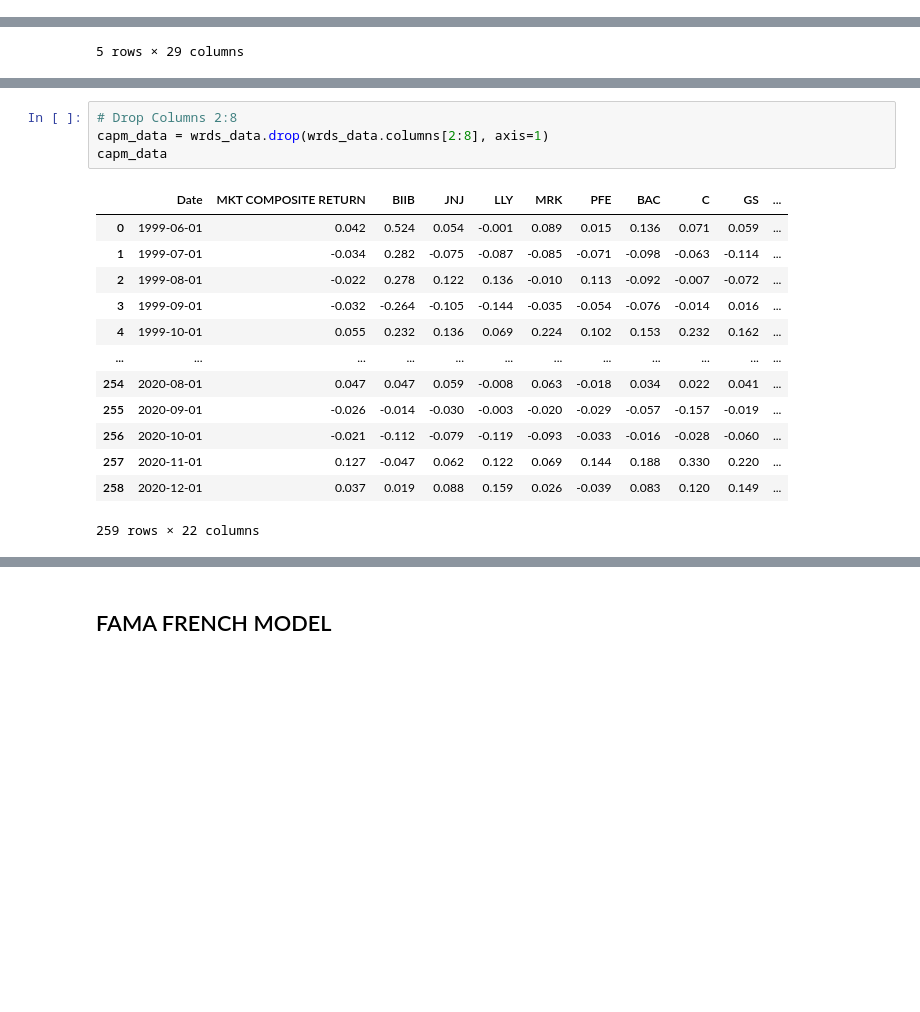
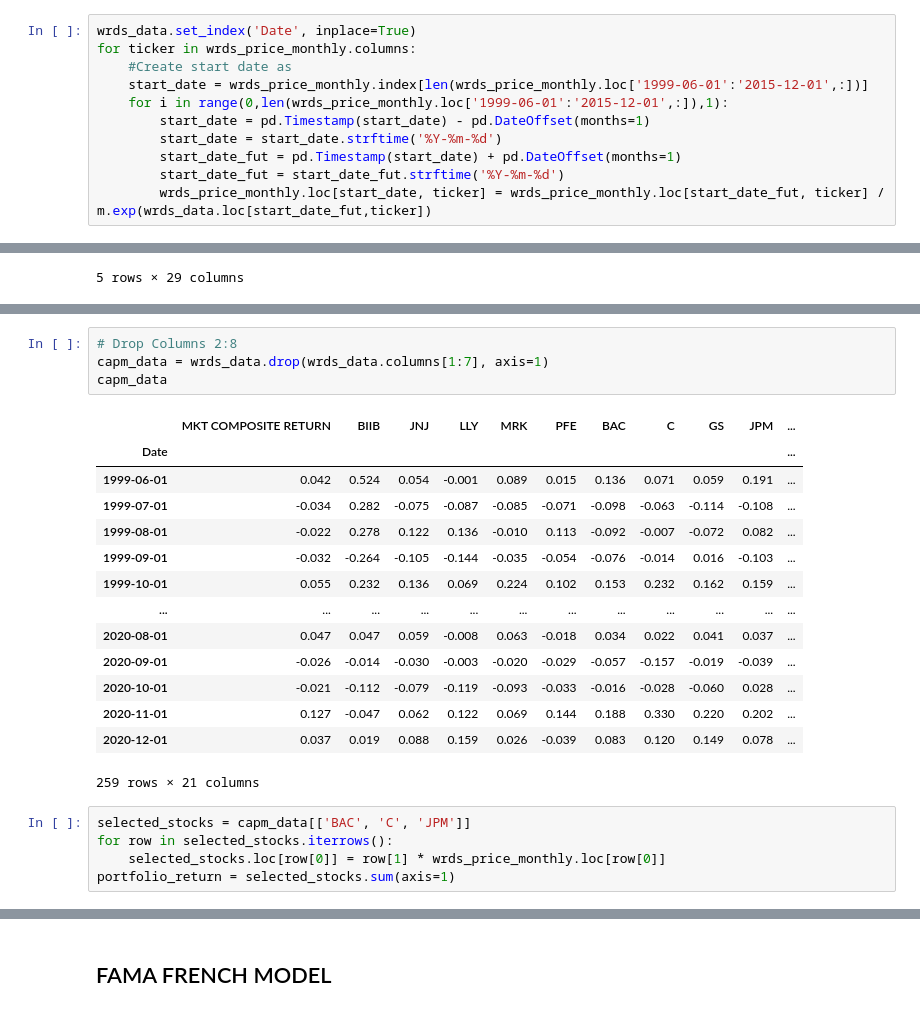
Before and after one commit to alanwake47/FINM-35000-Topics-in-Econ, a Jupyter notebook: week6/hw3/HW3_G2.ipynb, the cells around one changed output, grey strips where cells are left out. Saved outputs shown, nothing was run; the diff lists cells and outputs as text; blank space fills up the shorter version.

```diff
--- a/week6/hw3/HW3_G2.ipynb
+++ b/week6/hw3/HW3_G2.ipynb
@@ -172,0 +203,11 @@ Since one of the firms did not have data available for the entire period, we dec
+# %%
+wrds_data.set_index('Date', inplace=True)
+for ticker in wrds_price_monthly.columns:
+    #Create start date as
+    start_date = wrds_price_monthly.index[len(wrds_price_monthly.loc['1999-06-01':'2015-12-01',:])]
+    for i in range(0,len(wrds_price_monthly.loc['1999-06-01':'2015-12-01',:]),1):
+        start_date = pd.Timestamp(start_date) - pd.DateOffset(months=1)
+        start_date = start_date.strftime('%Y-%m-%d')
+        start_date_fut = pd.Timestamp(start_date) + pd.DateOffset(months=1)
+        start_date_fut = start_date_fut.strftime('%Y-%m-%d')
+        wrds_price_monthly.loc[start_date, ticker] = wrds_price_monthly.loc[start_date_fut, ticker] / m.exp(wrds_data.loc[start_date_fut,ticker])
@@ -282,18 +365,24 @@ wrds_data.shape, wrds_data_q.shape, df_mev.shape
 # %%
 # Drop Columns 2:8
-capm_data = wrds_data.drop(wrds_data.columns[2:8], axis=1)
+capm_data = wrds_data.drop(wrds_data.columns[1:7], axis=1)
 capm_data
 # %% [output]
-|  | Date | MKT COMPOSITE RETURN | BIIB | JNJ | LLY | MRK | PFE | BAC | C | GS | ... |
-| 0 | 1999-06-01 | 0.042 | 0.524 | 0.054 | -0.001 | 0.089 | 0.015 | 0.136 | 0.071 | 0.059 | ... |
-| 1 | 1999-07-01 | -0.034 | 0.282 | -0.075 | -0.087 | -0.085 | -0.071 | -0.098 | -0.063 | -0.114 | ... |
-| 2 | 1999-08-01 | -0.022 | 0.278 | 0.122 | 0.136 | -0.010 | 0.113 | -0.092 | -0.007 | -0.072 | ... |
-| 3 | 1999-09-01 | -0.032 | -0.264 | -0.105 | -0.144 | -0.035 | -0.054 | -0.076 | -0.014 | 0.016 | ... |
-| 4 | 1999-10-01 | 0.055 | 0.232 | 0.136 | 0.069 | 0.224 | 0.102 | 0.153 | 0.232 | 0.162 | ... |
+|  | MKT COMPOSITE RETURN | BIIB | JNJ | LLY | MRK | PFE | BAC | C | GS | JPM | ... |
+| Date |  |  |  |  |  |  |  |  |  |  | ... |
+| 1999-06-01 | 0.042 | 0.524 | 0.054 | -0.001 | 0.089 | 0.015 | 0.136 | 0.071 | 0.059 | 0.191 | ... |
+| 1999-07-01 | -0.034 | 0.282 | -0.075 | -0.087 | -0.085 | -0.071 | -0.098 | -0.063 | -0.114 | -0.108 | ... |
+| 1999-08-01 | -0.022 | 0.278 | 0.122 | 0.136 | -0.010 | 0.113 | -0.092 | -0.007 | -0.072 | 0.082 | ... |
+| 1999-09-01 | -0.032 | -0.264 | -0.105 | -0.144 | -0.035 | -0.054 | -0.076 | -0.014 | 0.016 | -0.103 | ... |
+| 1999-10-01 | 0.055 | 0.232 | 0.136 | 0.069 | 0.224 | 0.102 | 0.153 | 0.232 | 0.162 | 0.159 | ... |
 | ... | ... | ... | ... | ... | ... | ... | ... | ... | ... | ... | ... |
-| 254 | 2020-08-01 | 0.047 | 0.047 | 0.059 | -0.008 | 0.063 | -0.018 | 0.034 | 0.022 | 0.041 | ... |
-| 255 | 2020-09-01 | -0.026 | -0.014 | -0.030 | -0.003 | -0.020 | -0.029 | -0.057 | -0.157 | -0.019 | ... |
-| 256 | 2020-10-01 | -0.021 | -0.112 | -0.079 | -0.119 | -0.093 | -0.033 | -0.016 | -0.028 | -0.060 | ... |
-| 257 | 2020-11-01 | 0.127 | -0.047 | 0.062 | 0.122 | 0.069 | 0.144 | 0.188 | 0.330 | 0.220 | ... |
-| 258 | 2020-12-01 | 0.037 | 0.019 | 0.088 | 0.159 | 0.026 | -0.039 | 0.083 | 0.120 | 0.149 | ... |
+| 2020-08-01 | 0.047 | 0.047 | 0.059 | -0.008 | 0.063 | -0.018 | 0.034 | 0.022 | 0.041 | 0.037 | ... |
+| 2020-09-01 | -0.026 | -0.014 | -0.030 | -0.003 | -0.020 | -0.029 | -0.057 | -0.157 | -0.019 | -0.039 | ... |
+| 2020-10-01 | -0.021 | -0.112 | -0.079 | -0.119 | -0.093 | -0.033 | -0.016 | -0.028 | -0.060 | 0.028 | ... |
+| 2020-11-01 | 0.127 | -0.047 | 0.062 | 0.122 | 0.069 | 0.144 | 0.188 | 0.330 | 0.220 | 0.202 | ... |
+| 2020-12-01 | 0.037 | 0.019 | 0.088 | 0.159 | 0.026 | -0.039 | 0.083 | 0.120 | 0.149 | 0.078 | ... |
-259 rows × 22 columns
+259 rows × 21 columns
+# %%
+selected_stocks = capm_data[['BAC', 'C', 'JPM']]
+for row in selected_stocks.iterrows():
+    selected_stocks.loc[row[0]] = row[1] * wrds_price_monthly.loc[row[0]]
+portfolio_return = selected_stocks.sum(axis=1)
```
Also changed, not shown: parts of 34 cells of this notebook, 4 other files.
